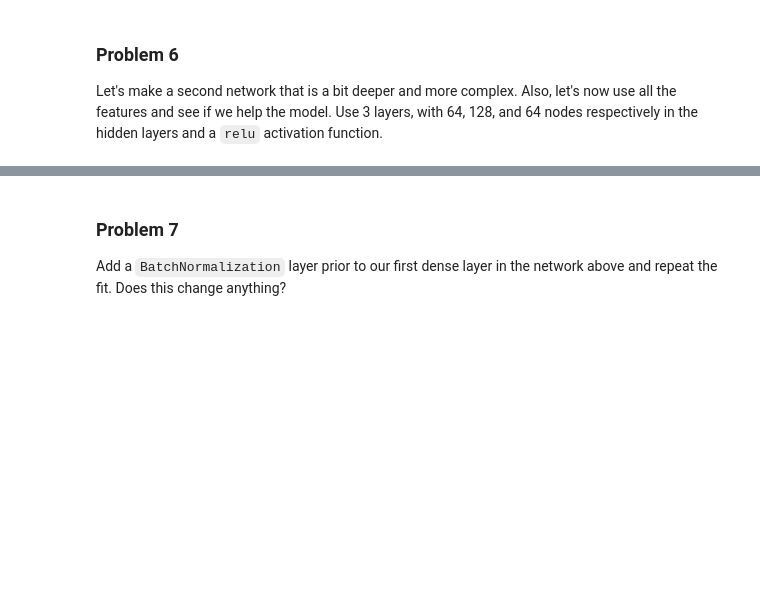
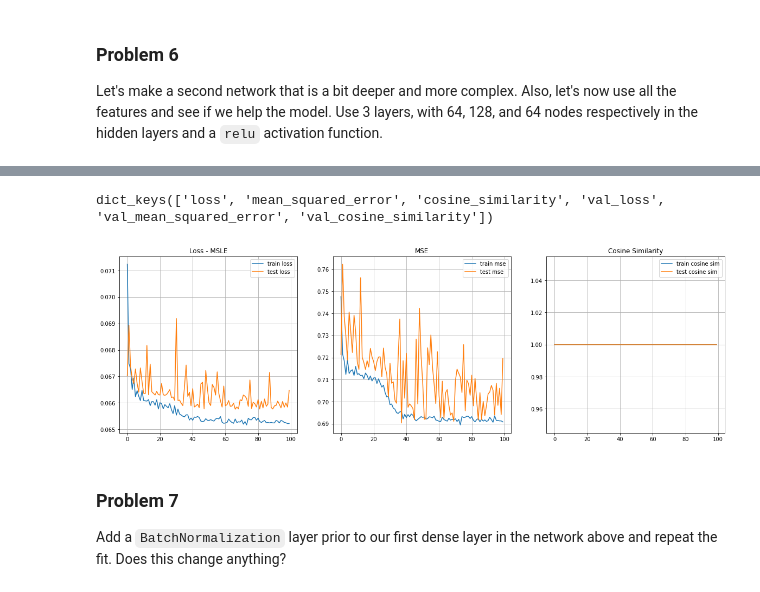
Before and after one commit to viviloaf/general-assembly, a Jupyter notebook: labs/7.02-ann-regression-lab-master/ann_regression_lab-clean.ipynb, the cells around one changed output, grey strips where cells are left out. Cells and saved outputs as stored; diff of their text form; code cells hidden in the pictures; blank space fills up the shorter version.

```diff
--- a/labs/7.02-ann-regression-lab-master/ann_regression_lab-clean.ipynb
+++ b/labs/7.02-ann-regression-lab-master/ann_regression_lab-clean.ipynb
@@ -51,3 +187,15 @@ Use `matplotlib` to plot the training loss and validation loss, and the training
 ### Problem 6
 
 Let's make a second network that is a bit deeper and more complex. Also, let's now use all the features and see if we help the model.  Use 3 layers, with 64, 128, and 64 nodes respectively in the hidden layers and a `relu` activation function.
+# %%
+model_2 = Sequential([
+    keras.layers.InputLayer(input_shape=(X_train.shape[1],)),
+    keras.layers.Dense(64, activation='relu'),
+    keras.layers.Dense(128, activation='relu'),
+    keras.layers.Dense(64, activation='relu'),
+    keras.layers.Dense(1)
+])
+
+model_2.compile(optimizer='adam', loss='msle', metrics=['mean_squared_error', tf.keras.metrics.CosineSimilarity()])
+
+history_2 = model_2.fit(X_train, y_train, epochs=100, verbose=0, validation_data=(X_test, y_test))
@@ -54,3 +221,32 @@ Let's make a second network that is a bit deeper and more complex. Also, let's n
+# %%
+history_2.history.keys()
+# %% [output]
+dict_keys(['loss', 'mean_squared_error', 'cosine_similarity', 'val_loss', 'val_mean_squared_error', 'val_cosine_similarity'])
+# %%
+def plot_metrics(history):
+    plt.figure(figsize=(20, 6))
+    plt.subplot(1,3,1)
+    plt.title('Loss - MSLE')
+    plt.plot(history.history['loss'], label='train loss')
+    plt.plot(history.history['val_loss'], label='test loss')
+    plt.legend();
+    plt.grid();
+    plt.subplot(1,3,2)
+    plt.title('MSE')
+    plt.plot(history.history['mean_squared_error'], label='train mse')
+    plt.plot(history.history['val_mean_squared_error'], label='test mse')
+    plt.legend();
+    plt.grid();
+    plt.subplot(1,3,3)
+    plt.title('Cosine Similarity')
+    plt.plot(history.history['cosine_similarity'], label='train cosine sim')
+    plt.plot(history.history['val_cosine_similarity'], label='test cosine sim')
+    plt.legend();
+    plt.grid();
+# %%
+plot_metrics(history_2)
+# %% [output]
+[figure, added]
 # %% [markdown]
 ### Problem 7
 
```
Also changed, not shown: parts of 47 cells of this notebook.
